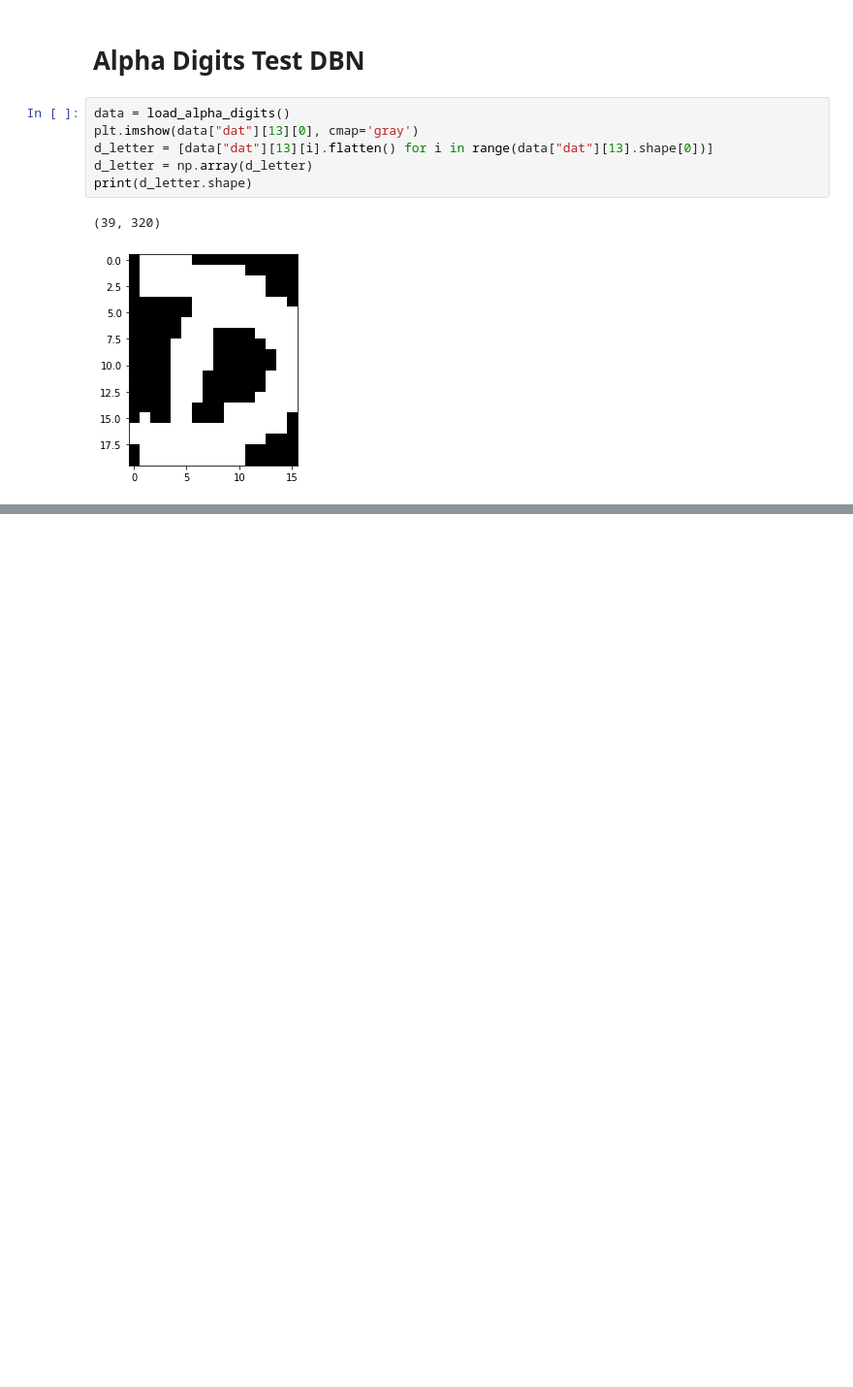
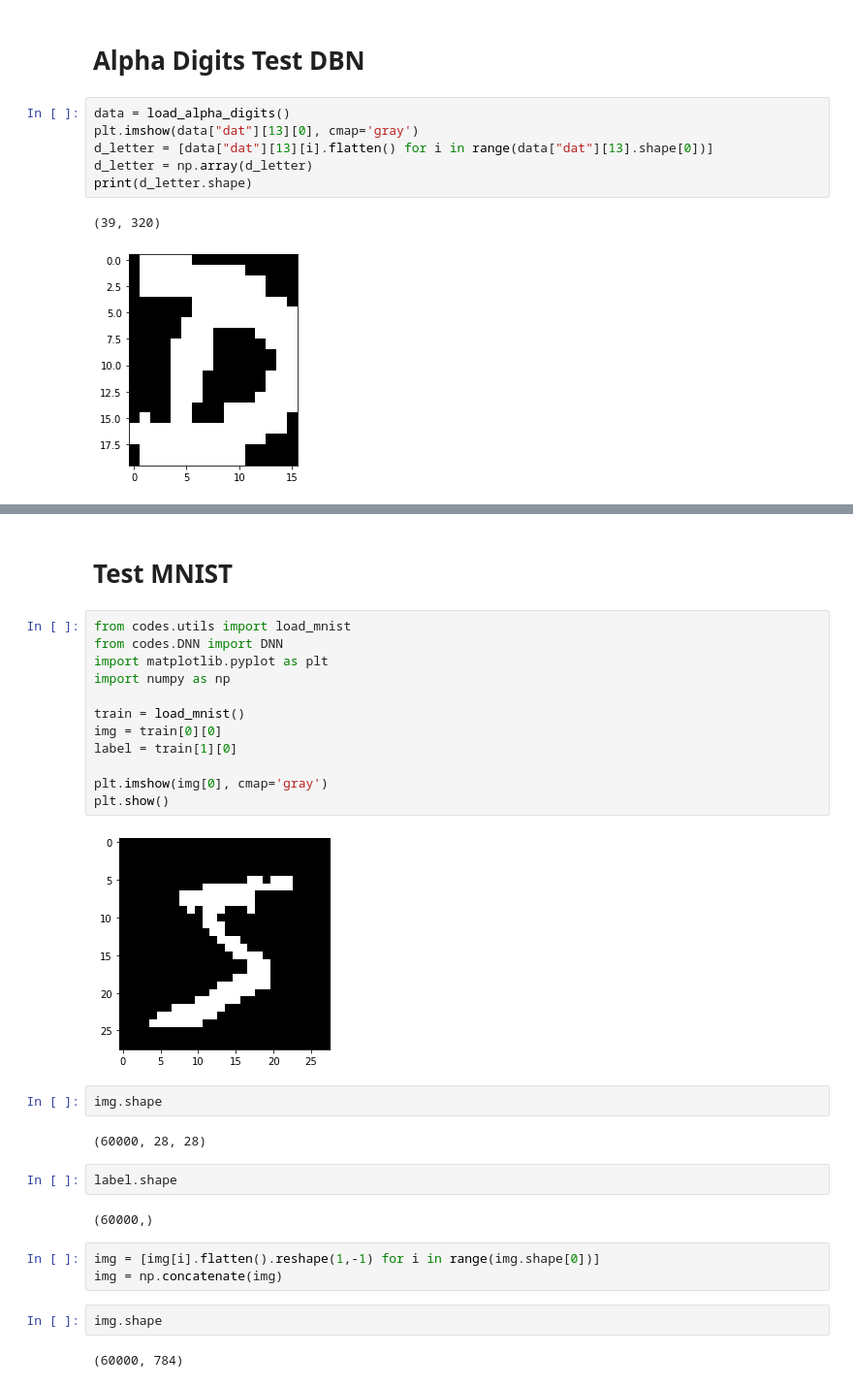
Before and after one commit to Matthieu-LORMEAU/rbm-project, a Jupyter notebook: Test DNN alpha_digits.ipynb, the cells around one changed output, grey strips where cells are left out. Shown at 97% size. Drawn from its saved outputs; the diff is of its cells as text; blank space fills up the shorter version.

```diff
--- a/Test DNN alpha_digits.ipynb
+++ b/Test DNN alpha_digits.ipynb
@@ -62,0 +89,31 @@ l.__dict__
+# %% [markdown]
+# Test MNIST
+# %%
+from codes.utils import load_mnist
+from codes.DNN import DNN
+import matplotlib.pyplot as plt
+import numpy as np
+
+train = load_mnist()
+img = train[0][0]
+label = train[1][0]
+
+plt.imshow(img[0], cmap='gray')
+plt.show()
+# %% [output]
+[figure, added]
+# %%
+img.shape
+# %% [output]
+(60000, 28, 28)
+# %%
+label.shape
+# %% [output]
+(60000,)
+# %%
+img = [img[i].flatten().reshape(1,-1) for i in range(img.shape[0])]
+img = np.concatenate(img)
+# %%
+img.shape
+# %% [output]
+(60000, 784)
```
Also changed, not shown: parts of 15 cells of this notebook, 4 other files.
